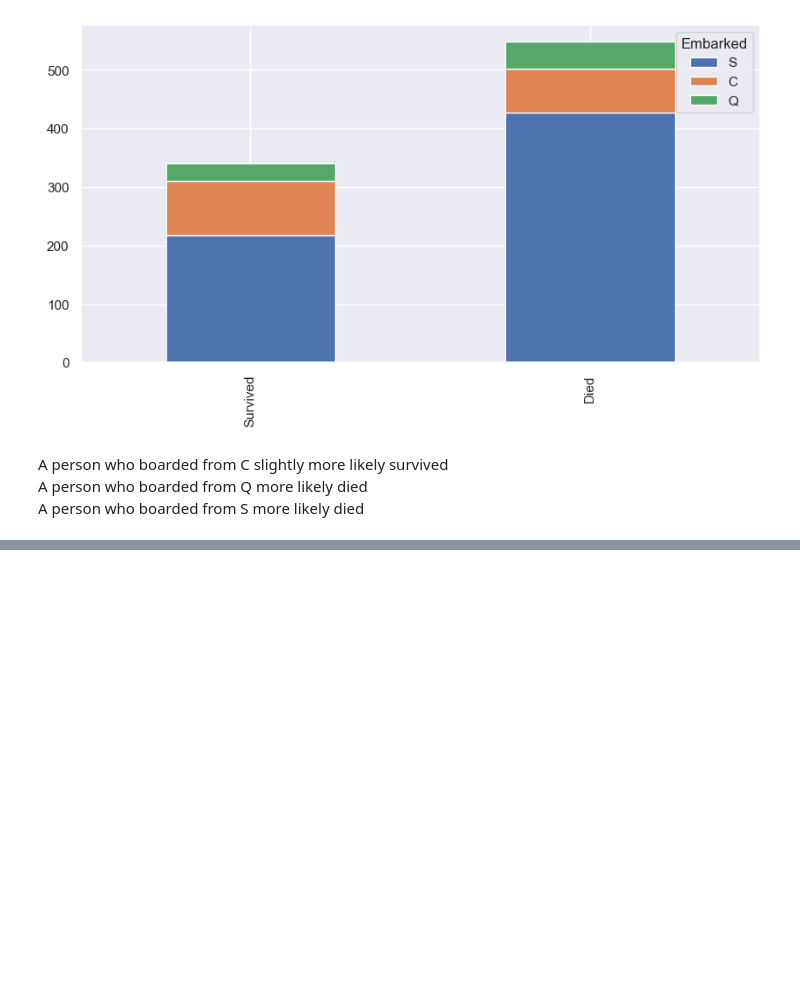
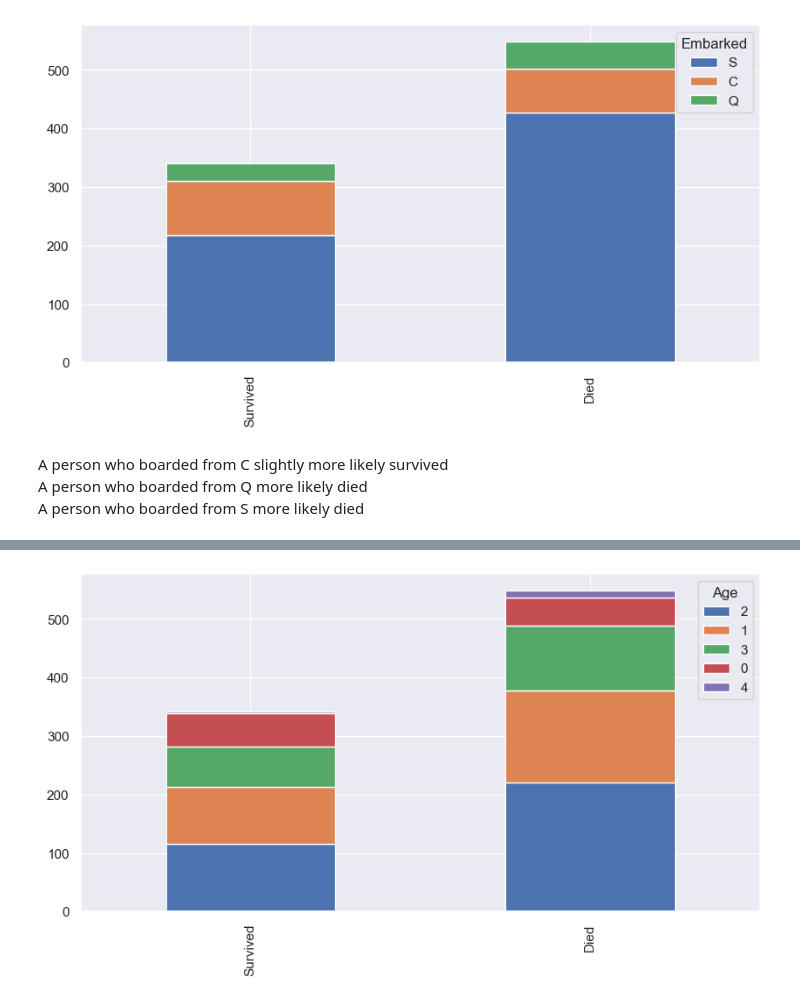
Before and after one commit to sophiembanda/SoftGrowTech_Kaggle_Titanic, a Jupyter notebook: Titanic.ipynb, the cells around one changed output, grey strips where cells are left out. Saved outputs shown, nothing was run; the diff lists cells and outputs as text; code cells hidden in the pictures; blank space fills up the shorter version.

```diff
--- a/Titanic.ipynb
+++ b/Titanic.ipynb
@@ -169,0 +380,4 @@ A person who boarded from S more likely died
+# %%
+bar_chart('Age')
+# %% [output]
+[figure, added]
```
Also changed, not shown: parts of 26 cells of this notebook.
